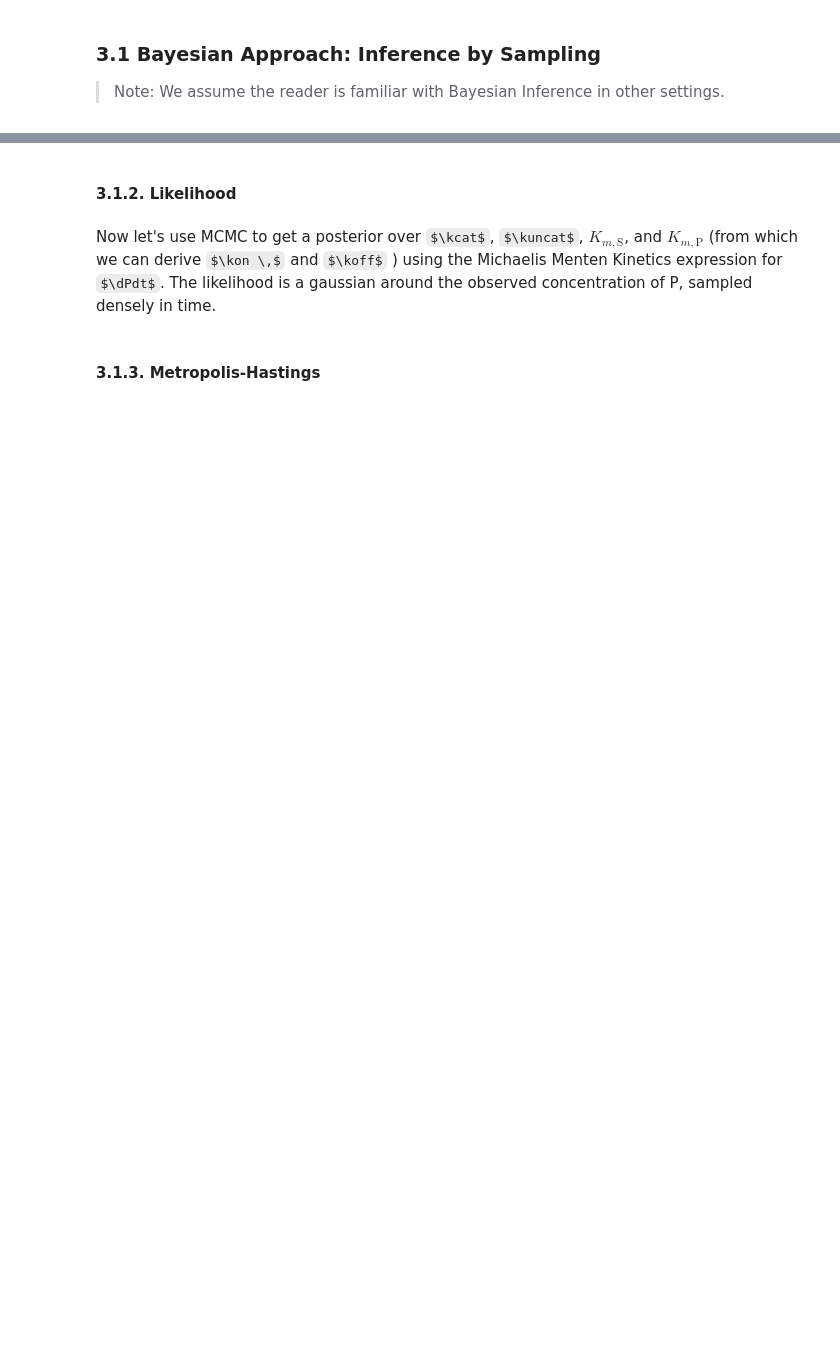
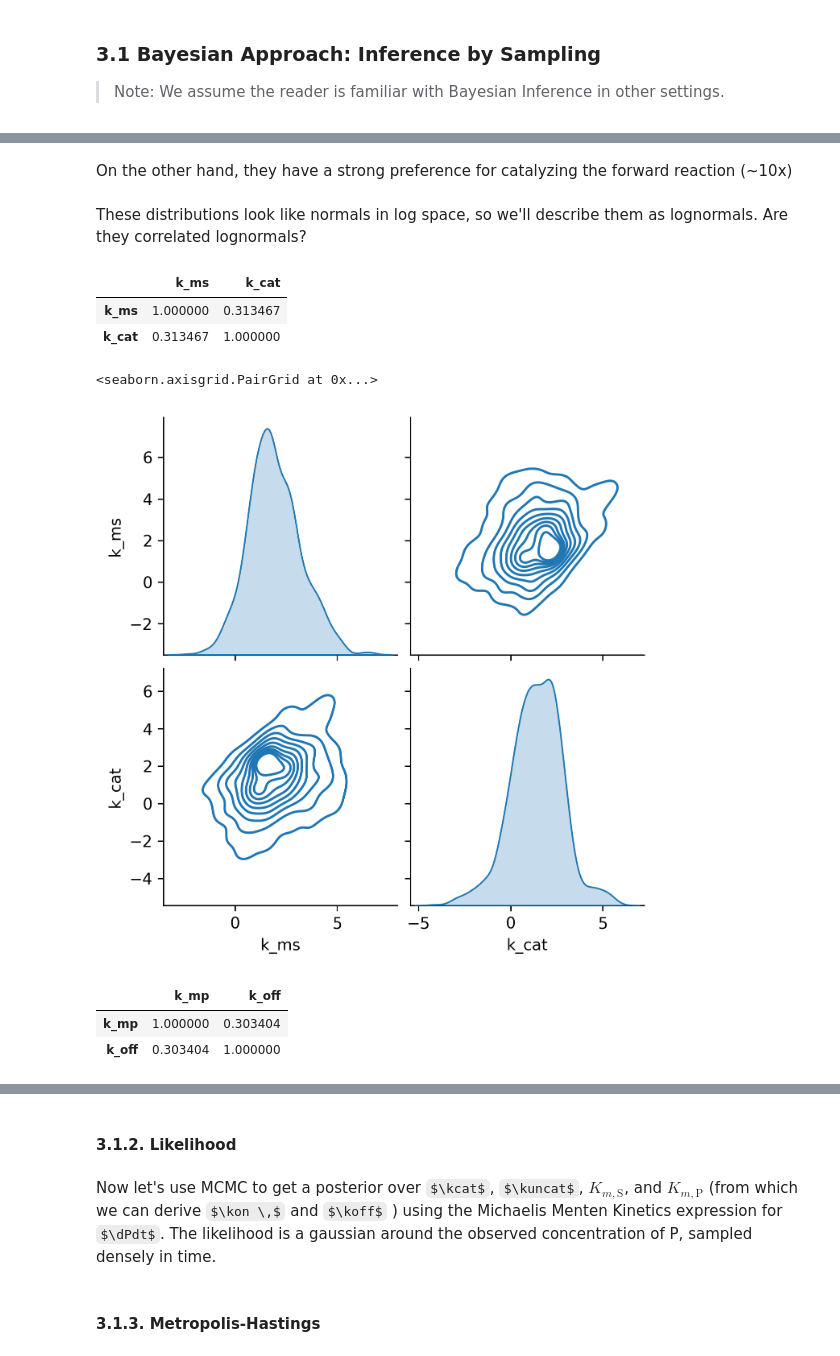
Before and after one commit to alexlenail/back_of_my_envelope, a Jupyter notebook: _notebooks/Enzyme-Kinetic-Parameter-Inference.ipynb, the cells around one changed output, grey strips where cells are left out. Saved outputs shown, nothing was run; the diff lists cells and outputs as text; code cells hidden in the pictures; some formulas as TeX source; blank space fills up the shorter version.

```diff
--- a/_notebooks/Enzyme-Kinetic-Parameter-Inference.ipynb
+++ b/_notebooks/Enzyme-Kinetic-Parameter-Inference.ipynb
@@ -535,0 +597,21 @@ scipy.stats.lognorm?
+# %% [markdown]
+On the other hand, they have a strong preference for catalyzing the forward reaction (~10x)
+# %% [markdown]
+These distributions look like normals in log space, so we'll describe them as lognormals. Are they correlated lognormals?
+# %%
+np.log10(empirical_joint_forward_params).corr()
+# %% [output]
+|  | k_ms | k_cat |
+| k_ms | 1.000000 | 0.313467 |
+| k_cat | 0.313467 | 1.000000 |
+# %%
+sns.pairplot(np.log10(empirical_joint_forward_params), kind="kde")
+# %% [output]
+<seaborn.axisgrid.PairGrid at 0x...>
+[figure, added]
+# %%
+np.log10(empirical_joint_reverse_params).corr()
+# %% [output]
+|  | k_mp | k_off |
+| k_mp | 1.000000 | 0.303404 |
+| k_off | 0.303404 | 1.000000 |
```
Also changed, not shown: parts of 23 cells of this notebook, 4 other files.
